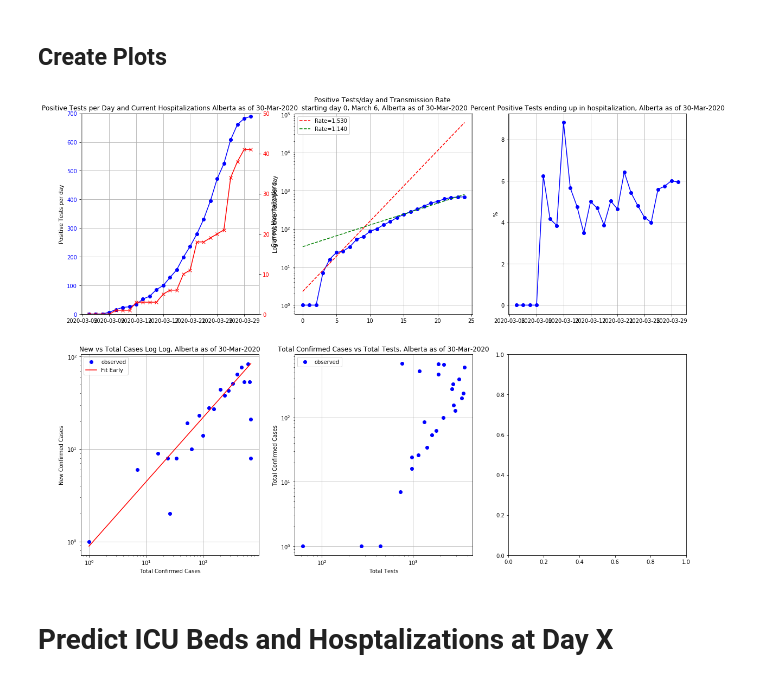
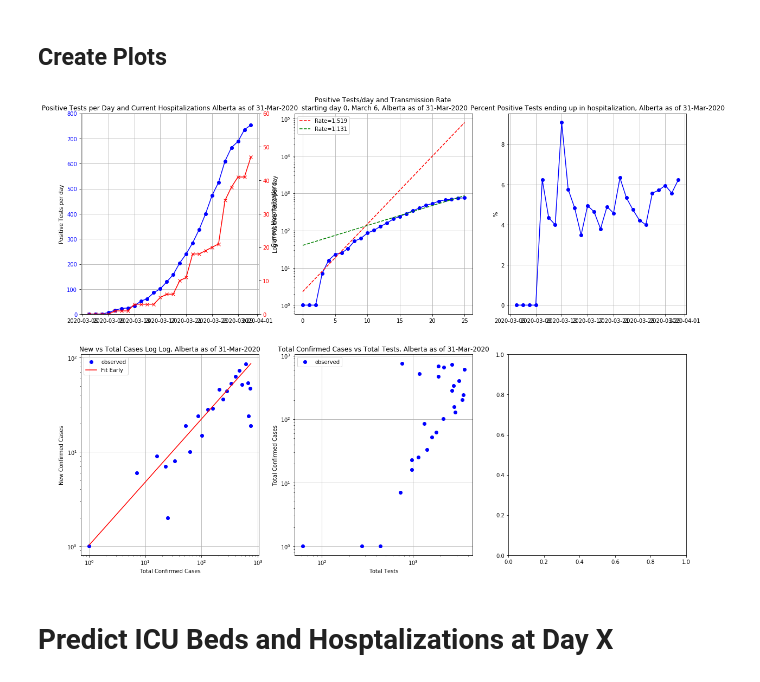
Before and after one commit to lchutny/covid19Alberta, a Jupyter notebook: covid19data.ipynb, the cells around one changed output. Drawn from its saved outputs; the diff is of its cells as text; code cells hidden in the pictures.

Commit message:
March 31 update. need to figure out how to correct for change in testing

```diff
--- a/covid19data.ipynb
+++ b/covid19data.ipynb
@@ -134,8 +134,8 @@ def color_y_axis(ax, color):
 
 color_y_axis(ax1, 'b')
 color_y_axis(ax1a, 'r')
-ax1a.set_ylim([0,50])
-ax1.set_ylim([0,700])
+ax1a.set_ylim([0,60])
+ax1.set_ylim([0,800])
 
 ax2.plot(df.index,df.TotalPositive,'-ob')
 ax2.set_yscale("log")
@@ -147,34 +147,34 @@ ax2.set_ylabel("Log of Positive Tests per day")
 ax2.legend()
 
 ax3.plot(df.date,df.percHospPerPositiveTest,'-ob')
 ax3.set_title(f"Percent Positive Tests ending up in hospitalization, Alberta as of {datadate}")
 ax3.set_ylabel("%")
 ax3.grid(True)
 
 ax4.plot(df.TotalPositive,df.NewPositive,'ob',label='observed')
 ax4.set_title(f"New vs Total Cases Log Log, Alberta as of {datadate}")
 ax4.set_ylabel("New Confirmed Cases")
 ax4.set_xlabel("Total Confirmed Cases")
 ax4.grid(True)
 ax4.set_yscale("log")
 ax4.set_xscale("log")
 ax4.plot(df.TotalPositive,llfunc(df.TotalPositive,*p2opt),'r-',label='Fit Early')
 ax4.legend()
 
 ax5.plot(df.TotalTests,df.TotalPositive,'ob',label='observed')
 ax5.set_title(f"Total Confirmed Cases vs Total Tests, Alberta as of {datadate}")
 ax5.set_ylabel("Total Confirmed Cases")
 ax5.set_xlabel("Total Tests")
 ax5.grid(True)
 ax5.set_yscale("log")
 ax5.set_xscale("log")
 #ax5.plot(df.TotalPositive,llfunc(df.TotalPositive,*p2opt),'r-',label='Fit Early')
 ax5.legend()
 
 
 plt.show()
 # %% [output]
-[figure, old version]
+[figure, new version]
 # %% [markdown]
 # Predict ICU Beds and Hosptalizations at Day X
 # %%
```
Also changed, not shown: parts of 4 cells of this notebook.
